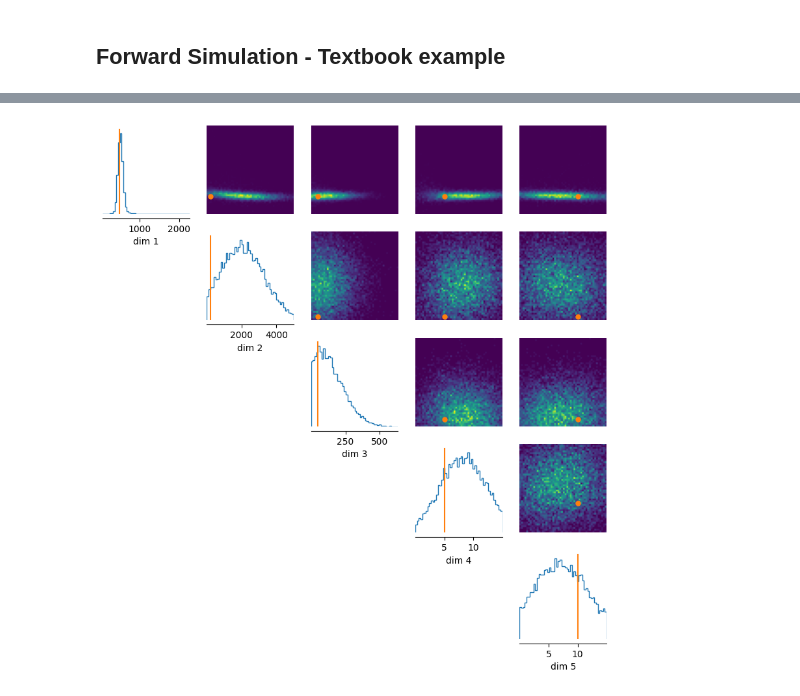
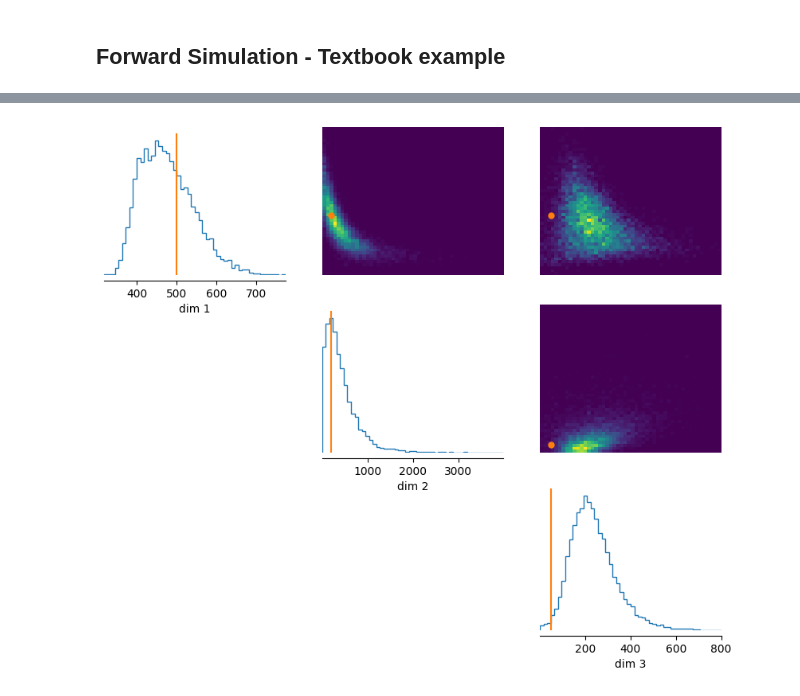
Before and after one commit to mdeppner/ves_modeling, a Jupyter notebook: notebooks/forward.ipynb, the cells around one changed output, grey strips where cells are left out. Saved outputs shown, nothing was run; the diff lists cells and outputs as text; code cells hidden in the pictures.

Commit message:
run sbi for more measurements and more simulations

```diff
--- a/notebooks/forward.ipynb
+++ b/notebooks/forward.ipynb
@@ -205,7 +105,9 @@ std = 0.02 * np.abs(dpred)
 data_object = data.Data(survey, dobs=dpred, standard_deviation=std)
 # %%
 # Define layer thickness
-layer_thicknesses =  np.logspace(0, 0.3, 10)
+layer_thicknesses =  np.r_[5,10]
+#layer_thicknesses =  np.logspace(0, 0.3, 10)
+#layer_thicknesses =  np.linspace(1, 15, 10)
 
 # Define a mesh for plotting and regularization.
 mesh = TensorMesh([(np.r_[layer_thicknesses, layer_thicknesses[-1]])], "0")
@@ -366,2 +256,29 @@ simulator, prior = prepare_for_sbi(dc_forward, prior)
+# %%
+# Note parameters are composed of resistivities and thicknesses - in that order. First resistivities then thicknesses
+def dc_forward_resistivities(params, survey=survey):
+
+    # First half of parameters is resistivities
+    resistivities = params
+    thicknesses = np.r_[5,10]
+
+    # Define mapping from model to 1D layers.
+    model_map = maps.IdentityMap(nP=len(resistivities))
+    simulation = dc.simulation_1d.Simulation1DLayers(
+        survey=survey,
+        rhoMap=model_map,
+        thicknesses=thicknesses,
+    )
+
+    # Predict data for a given model
+    pred = simulation.dpred(resistivities)
+    return pred
+# %%
+num_dim = 3
+prior_min = torch.as_tensor([0,0,0])
+prior_max = torch.as_tensor([5000,5000,5000])
+
+prior = utils.BoxUniform(low=-prior_min * torch.ones(num_dim), high=prior_max * torch.ones(num_dim))
+
+simulator, prior = prepare_for_sbi(dc_forward_resistivities, prior)
 # %%
 inference = SNPE(prior=prior, device="cpu", show_progress_bars=True)
@@ -390,5 +296,5 @@ tensor([[4.1731e+02, 3.5059e+03, 6.6206e+01, 2.0653e+00, 8.9385e+00],
 # %%
-# plot posterior samples
-_ = analysis.pairplot(posterior_samples,points= torch.tensor([500,200, 50, 5, 10]))
+# plot Posterior samples
+_ = analysis.pairplot(posterior_samples,points= torch.tensor([500,200, 50]), figsize=(10,8))
 # %% [output]
-[figure, old version]
+[figure, new version]
```
Also changed, not shown: parts of 48 cells of this notebook.
